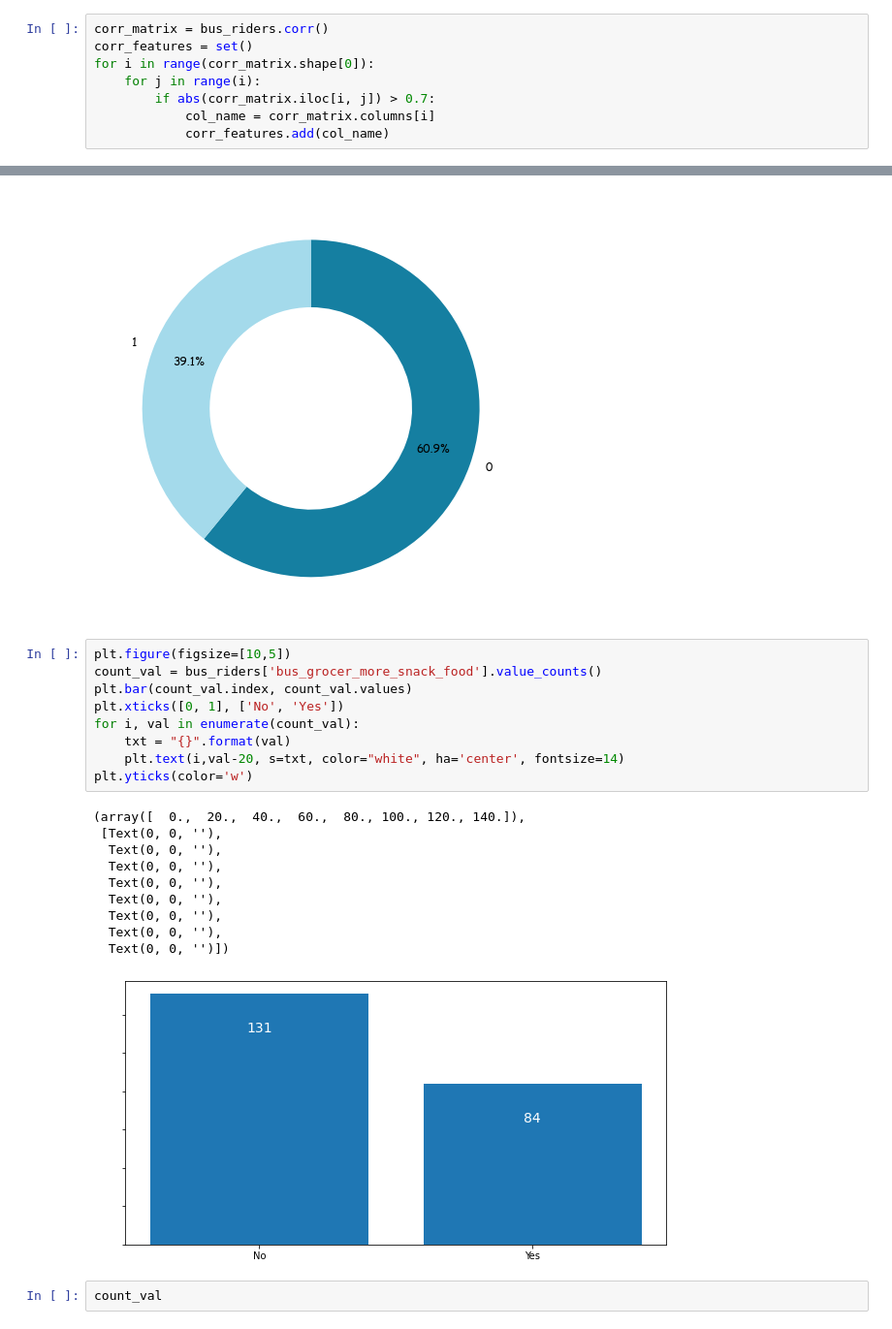
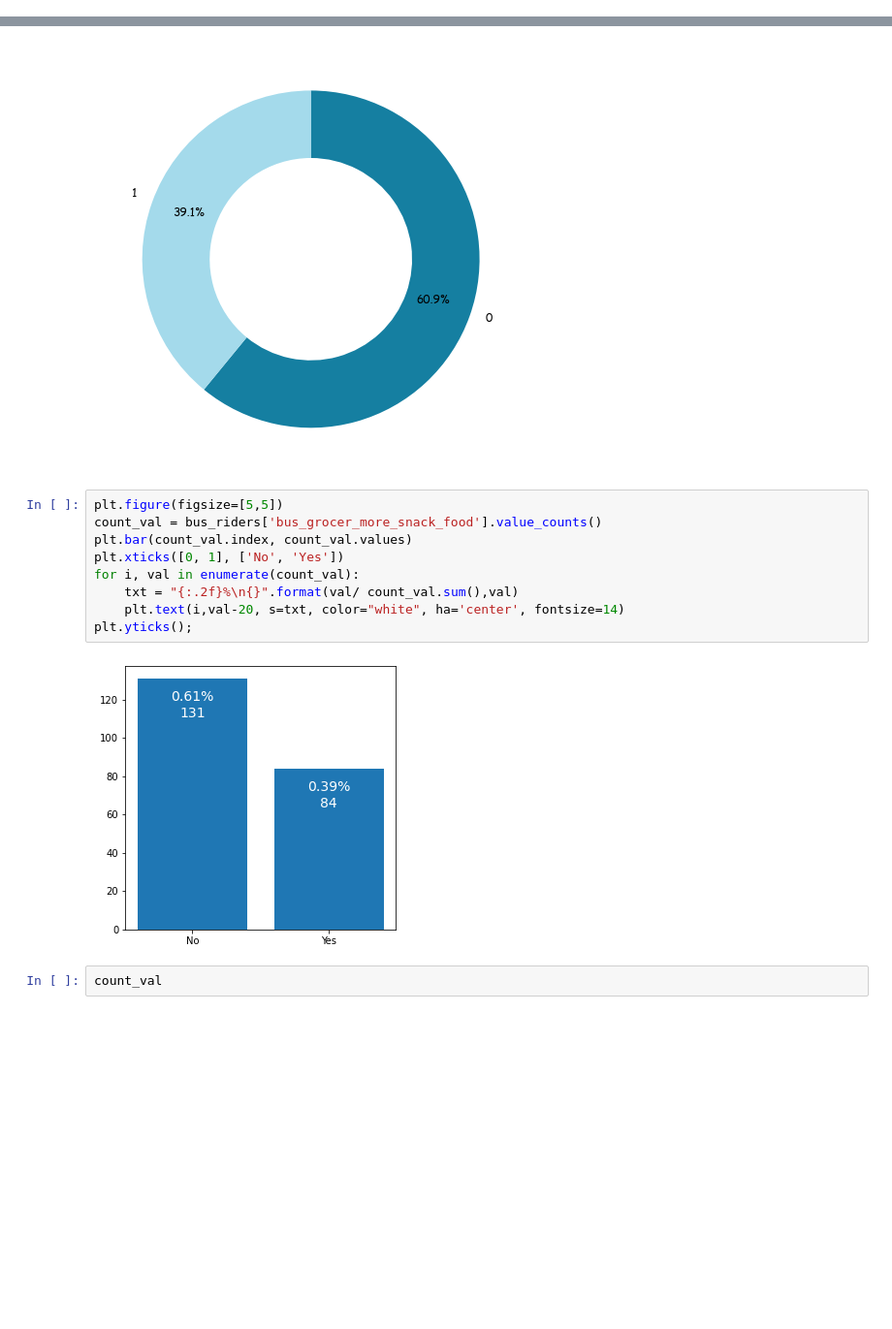
Before and after one commit to OmdenaAI/north-carolina-chapter-bus-drivers, a Jupyter notebook: src/tasks/task-1-visualize-bus-riders-data/Initial EDA.ipynb, the cells around one changed output, grey strips where cells are left out. Shown at 97% size. Saved outputs shown, nothing was run; the diff lists cells and outputs as text; blank space fills up the shorter version.

Commit message:
updated Initial EDA notebook for bus riders data

```diff
--- a/src/tasks/task-1-visualize-bus-riders-data/Initial EDA.ipynb
+++ b/src/tasks/task-1-visualize-bus-riders-data/Initial EDA.ipynb
@@ -127,11 +227,3 @@ for i in range(3):
 1,0
 2,0
 2,1
-# %%
-corr_matrix = bus_riders.corr()
-corr_features = set()
-for i in range(corr_matrix.shape[0]):
-    for j in range(i):
-        if abs(corr_matrix.iloc[i, j]) > 0.7:
-            col_name = corr_matrix.columns[i]
-            corr_features.add(col_name)
@@ -300,25 +510,16 @@ pie_plot('bus_grocer_more_snack_food')
 # %% [output]
 [figure]
 # %%
-plt.figure(figsize=[10,5])
+plt.figure(figsize=[5,5])
 count_val = bus_riders['bus_grocer_more_snack_food'].value_counts()
 plt.bar(count_val.index, count_val.values)
 plt.xticks([0, 1], ['No', 'Yes'])
 for i, val in enumerate(count_val):
-    txt = "{}".format(val)
+    txt = "{:.2f}%\n{}".format(val/ count_val.sum(),val)
     plt.text(i,val-20, s=txt, color="white", ha='center', fontsize=14)
-plt.yticks(color='w')
+plt.yticks();
 # %% [output]
-(array([  0.,  20.,  40.,  60.,  80., 100., 120., 140.]),
- [Text(0, 0, ''),
-  Text(0, 0, ''),
-  Text(0, 0, ''),
-  Text(0, 0, ''),
-  Text(0, 0, ''),
-  Text(0, 0, ''),
-  Text(0, 0, ''),
-  Text(0, 0, '')])
-[figure, old version]
+[figure, new version]
 # %%
 count_val
 # %% [output]
```
Also changed, not shown: parts of 44 cells of this notebook.
